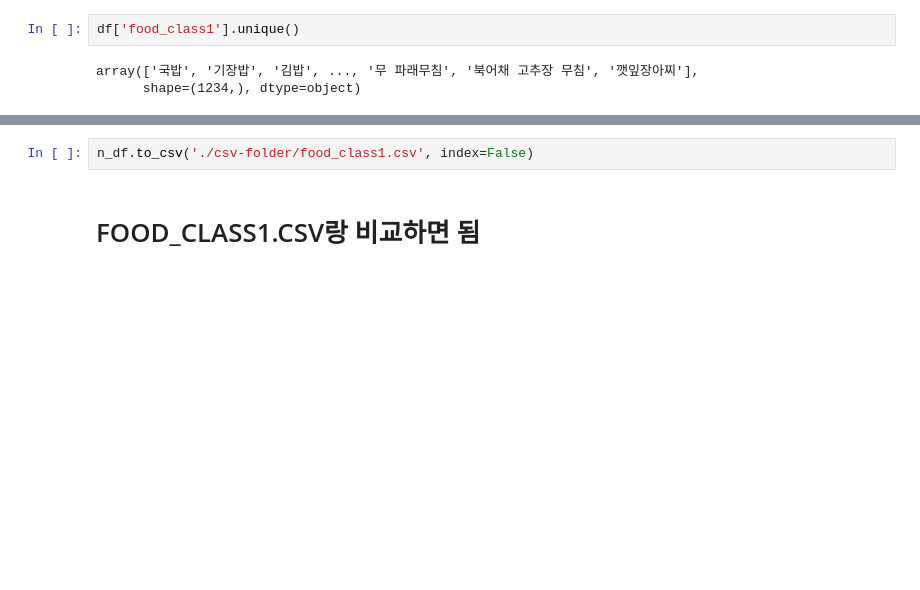
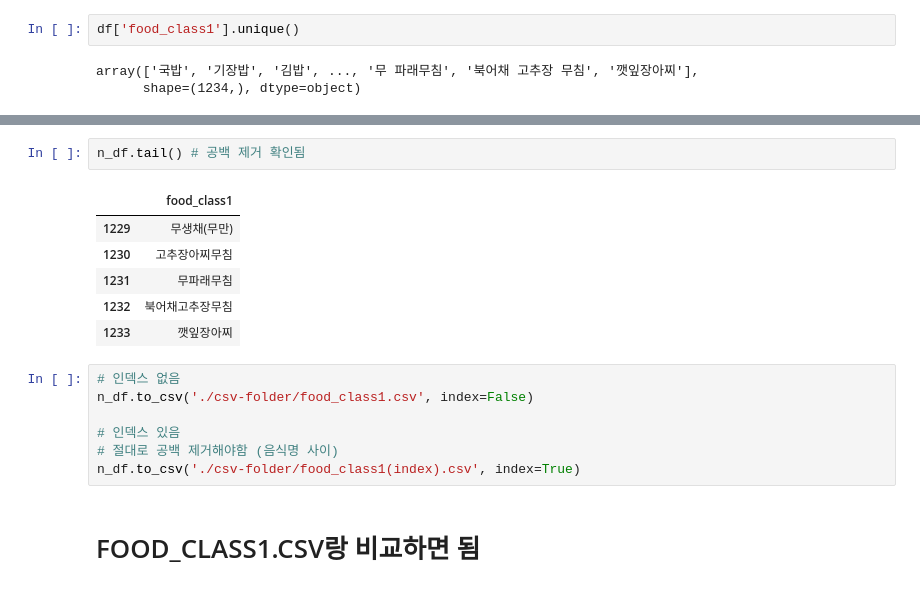
Before and after one commit to oneul-nutri/modeling, a Jupyter notebook: db-preprocessing/preprocessing.ipynb, the cells around one changed output, grey strips where cells are left out. Cells and saved outputs as stored; diff of their text form; blank space fills up the shorter version.

```diff
--- a/db-preprocessing/preprocessing.ipynb
+++ b/db-preprocessing/preprocessing.ipynb
@@ -34,5 +47,19 @@ n_df.head()
+# %%
+n_df.tail() # 공백 제거 확인됨
+# %% [output]
+|  | food_class1 |
+| 1229 | 무생채(무만) |
+| 1230 | 고추장아찌무침 |
+| 1231 | 무파래무침 |
+| 1232 | 북어채고추장무침 |
+| 1233 | 깻잎장아찌 |
 # %%
+# 인덱스 없음
 n_df.to_csv('./csv-folder/food_class1.csv', index=False)
+
+# 인덱스 있음
+# 절대로 공백 제거해야함 (음식명 사이)
+n_df.to_csv('./csv-folder/food_class1(index).csv', index=True)
 # %% [markdown]
 # FOOD_CLASS1.CSV랑 비교하면 됨
 # %%
```
Also changed, not shown: parts of 6 cells of this notebook, 4 other files.
